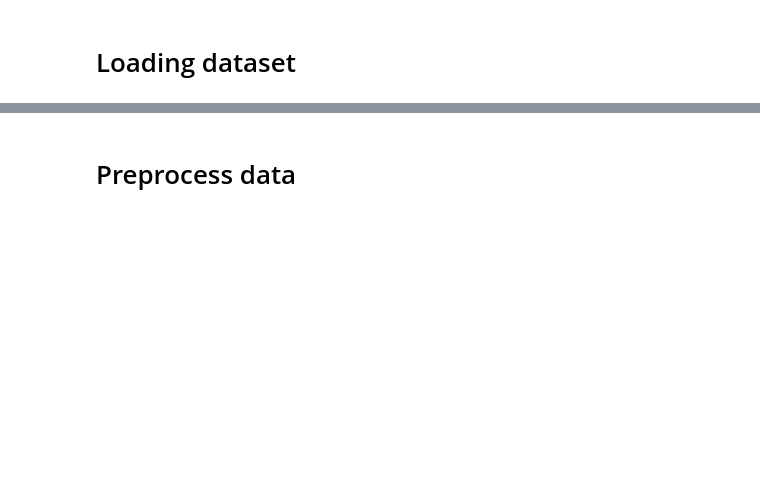
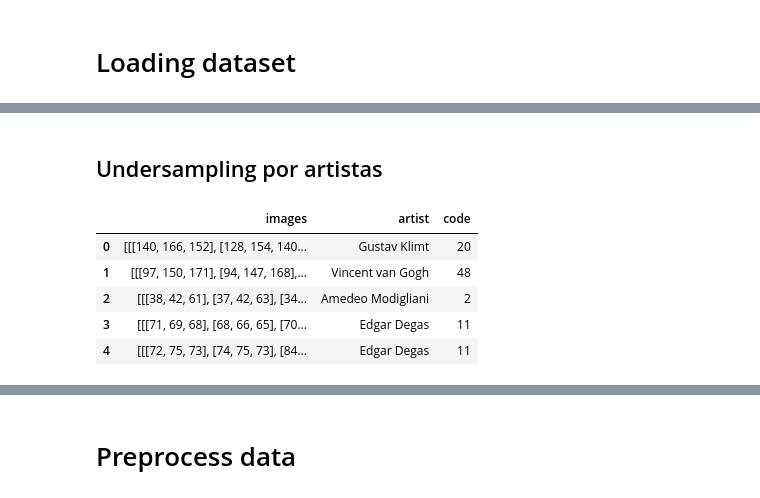
Before and after one commit to marlizana/art-project, a Jupyter notebook: import.ipynb, the cells around one changed output, grey strips where cells are left out. Cells and saved outputs as stored; diff of their text form; code cells hidden in the pictures; blank space fills up the shorter version.

```diff
--- a/import.ipynb
+++ b/import.ipynb
@@ -79,0 +79,2 @@ X = arts[:size]
+# %% [markdown]
+## Undersampling por artistas
@@ -79,0 +112,9 @@ X = arts[:size]
+# %%
+df.head()
+# %% [output]
+|  | images | artist | code |
+| 0 | [[[140, 166, 152], [128, 154, 140... | Gustav Klimt | 20 |
+| 1 | [[[97, 150, 171], [94, 147, 168],... | Vincent van Gogh | 48 |
+| 2 | [[[38, 42, 61], [37, 42, 63], [34... | Amedeo Modigliani | 2 |
+| 3 | [[[71, 69, 68], [68, 66, 65], [70... | Edgar Degas | 11 |
+| 4 | [[[72, 75, 73], [74, 75, 73], [84... | Edgar Degas | 11 |
```
Also changed, not shown: parts of 50 cells of this notebook.
